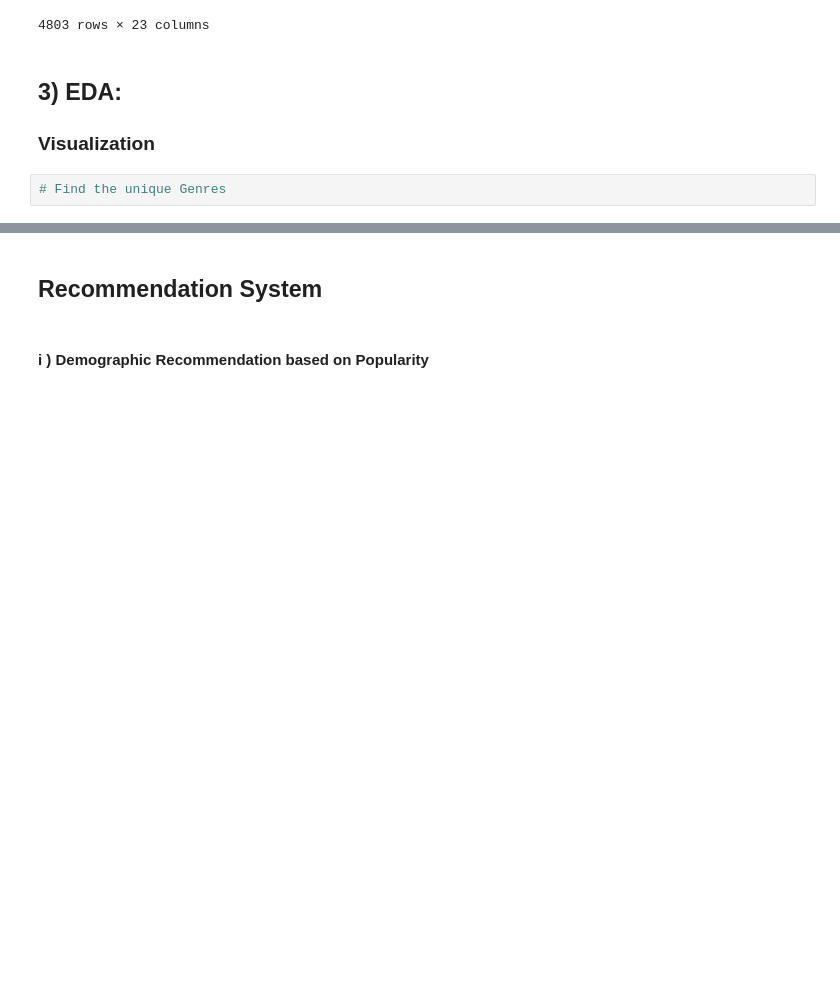
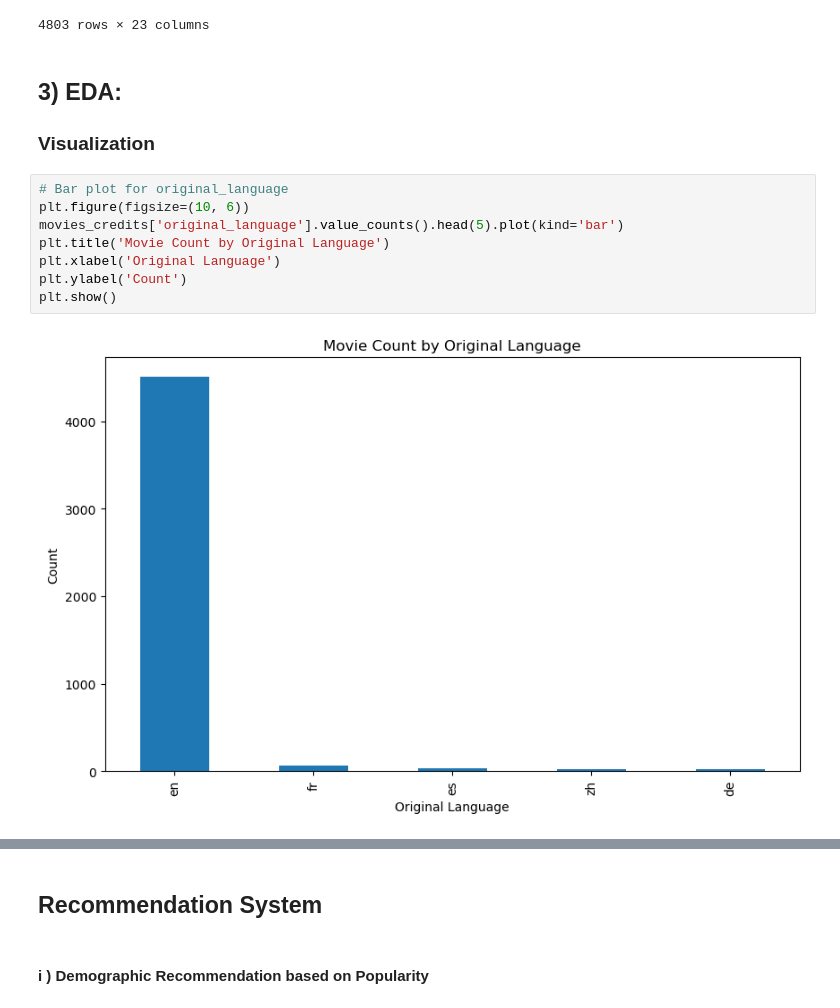
Before and after one commit to Imacharia/Movie_Recomendation, a Jupyter notebook: Movie Recommendation.ipynb, the cells around one changed output, grey strips where cells are left out. Cells and saved outputs as stored; diff of their text form; blank space fills up the shorter version.

Commit message:
updated my visuals

```diff
--- a/Movie Recommendation.ipynb
+++ b/Movie Recommendation.ipynb
@@ -329,5 +332,13 @@ movies_credits
 # %% [markdown]
 ## 3) EDA:
 ### Visualization
-# %%
-# Find the unique Genres
+# %%
+# Bar plot for original_language
+plt.figure(figsize=(10, 6))
+movies_credits['original_language'].value_counts().head(5).plot(kind='bar')
+plt.title('Movie Count by Original Language')
+plt.xlabel('Original Language')
+plt.ylabel('Count')
+plt.show()
+# %% [output]
+[figure, added]
```
Also changed, not shown: parts of 4 cells of this notebook.
